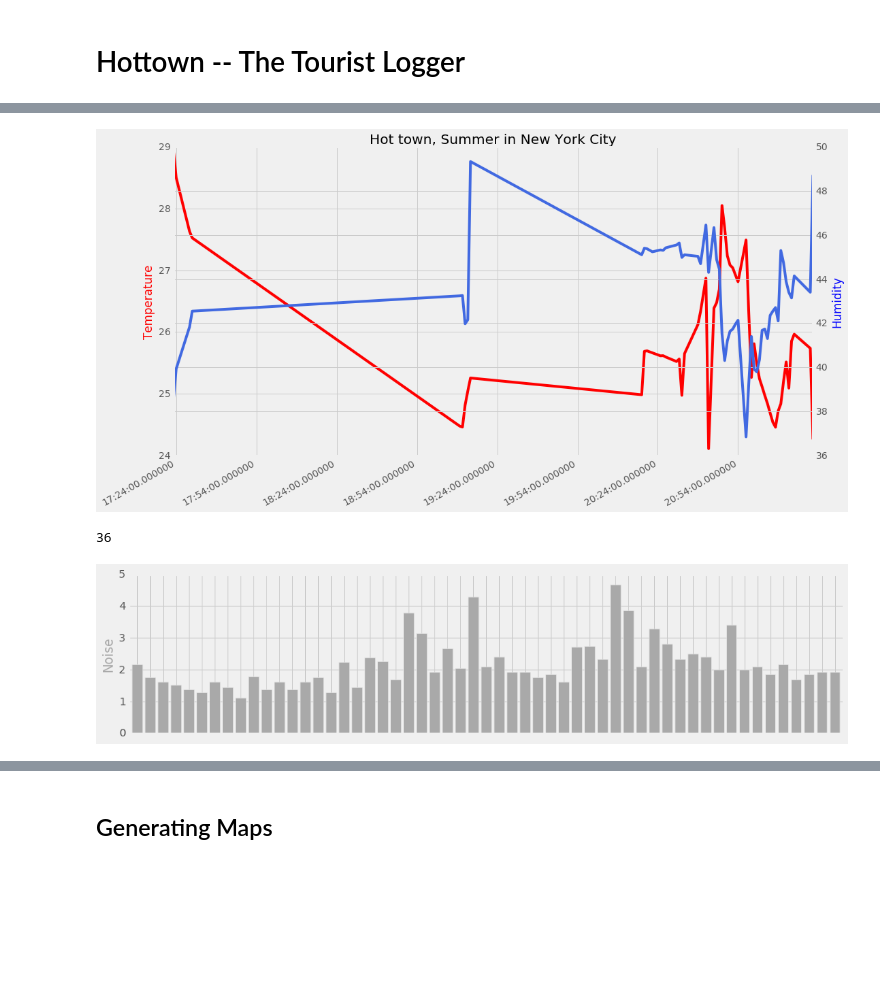
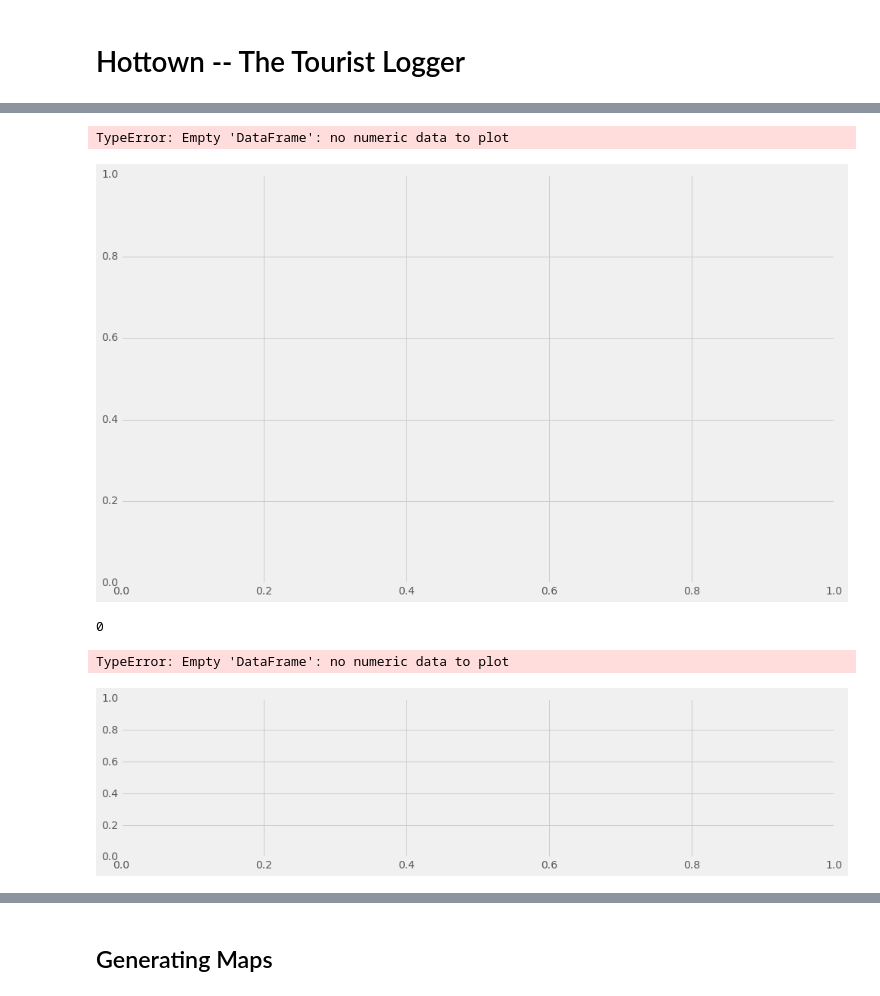
Before and after one commit to jsoma/playfair-projects, a Jupyter notebook: projects/mathias-born/5_hottown/hottown.ipynb, the cells around one changed output, grey strips where cells are left out. Cells and saved outputs as stored; diff of their text form; code cells hidden in the pictures; blank space fills up the shorter version.

```diff
--- a/projects/mathias-born/5_hottown/hottown.ipynb
+++ b/projects/mathias-born/5_hottown/hottown.ipynb
@@ -17,10 +17,12 @@ raw_data = requests.get(url).content
 # %%
 # Move the data to a dataframe. Clean it up.
 df_data = pd.read_csv(io.StringIO(raw_data.decode('utf-8')), delimiter=';', header=None, names=['time', 'temp', 'hum', 'noise'])
-df_data['time'] = df_data['time'].replace({'_': ' '}, regex=True)
-df_data['time'] = pd.to_datetime(df_data['time'])
-df_data.index = df_data['time']
 del df_data['time']
-df_data.head()
+#df_data['time'] = df_data['time'].replace({'_': ' '}, regex=True)
+#df_data['time'] = pd.to_datetime(df_data['time'])
+#df_data.index = df_data['time']
+#del df_data['time']
+df_data.index = pd.to_datetime(df_data.index)
+df_data.tail()
 # %% [output]
 |  | temp | hum | noise |
@@ -33,7 +34,7 @@ df_data.head()
 # %%
 # Check a GPX file in order to figure out how to access all the points.
 import gpxpy
-gpx = gpxpy.parse(open('./data/tourilog4.gpx'))
+gpx = gpxpy.parse(open('./data/2016-08-23_08-52_Di..gpx'))
 
 print("{} track(s)".format(len(gpx.tracks)))
 track = gpx.tracks[0]
@@ -98,24 +98,25 @@ df_data.plot(y='noise')
 # %%
 # Let's plot just a part of the data and simplify it.
 
 fig, ax1 = plt.subplots(figsize=(15,9), sharex=True)
-df['2016-08-23'].resample('T').mean().dropna().plot(y='temp', color='red', legend=False, ax=ax1)
+df['2016-08-24'].resample('T').mean().dropna().plot(y='temp', color='red', legend=False, ax=ax1)
 ax1.set_ylabel('Temperature', color='red')
 ax1.set_xlabel('')
 ax1.set_title('Hot town, Summer in New York City')
 
 ax2 = ax1.twinx()
 df['2016-08-23'].resample('T').mean().dropna().plot(y='hum', color='royalblue', legend=False, ax=ax2)
 ax2.set_ylabel('Humidity', color='blue')
 
 plt.savefig('tourilog.pdf', tranparent=True)
 # %% [output]
+TypeError: Empty 'DataFrame': no numeric data to plot
-[figure, old version]
+[figure, new version]
 # %%
 # How many points with complete data do we have?
 len(df.resample('2T').mean().dropna())
 # %% [output]
-36
+0
 # %%
 fig, ax = plt.subplots(figsize=(15,3.5))
 df['2016-08-23'].resample('T').mean().dropna().plot(y='noise', color='darkgrey', kind='bar', width=0.8, legend=False, ax=ax)
@@ -129,4 +130,5 @@ plt.tick_params(
     labelbottom='off') # labels along the bottom edge are off
 plt.savefig('tourilog_noise.pdf', tranparent=True)
 # %% [output]
+TypeError: Empty 'DataFrame': no numeric data to plot
-[figure, old version]
+[figure, new version]
```
Also changed, not shown: parts of 6 cells of this notebook, 25 other files.
